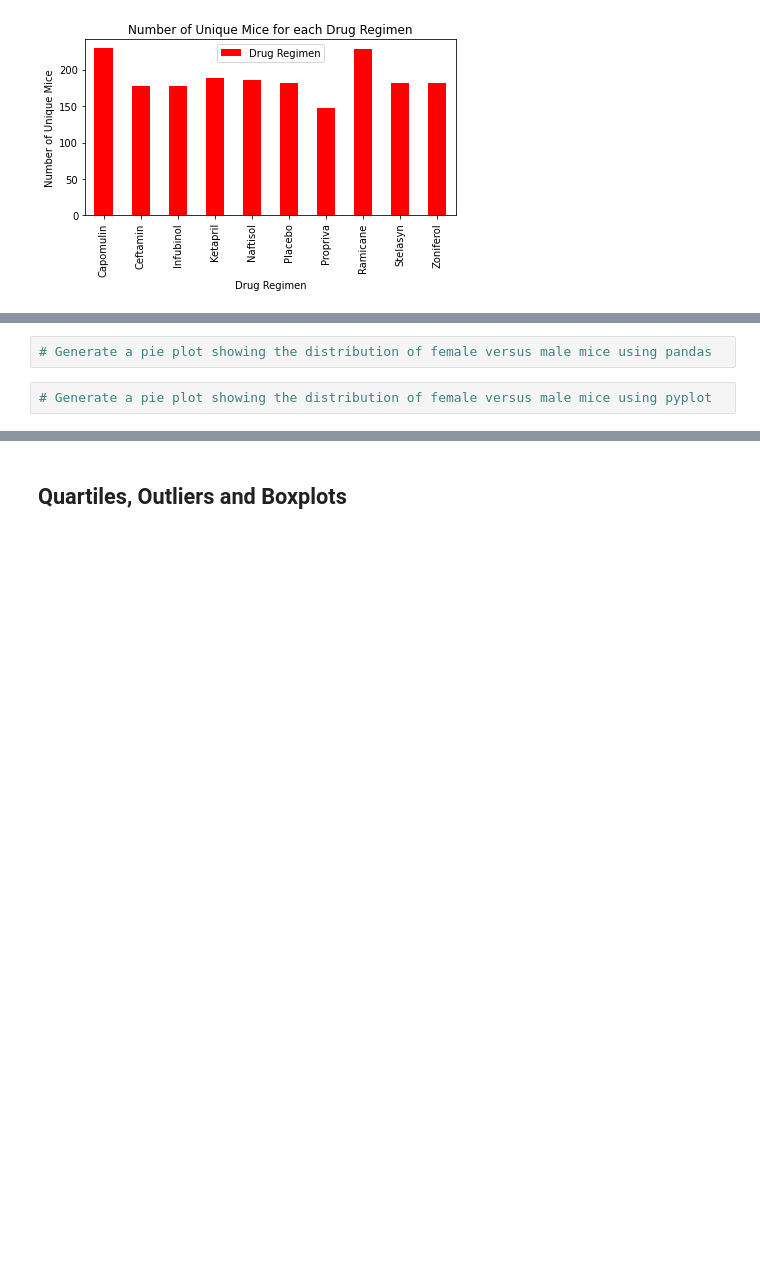
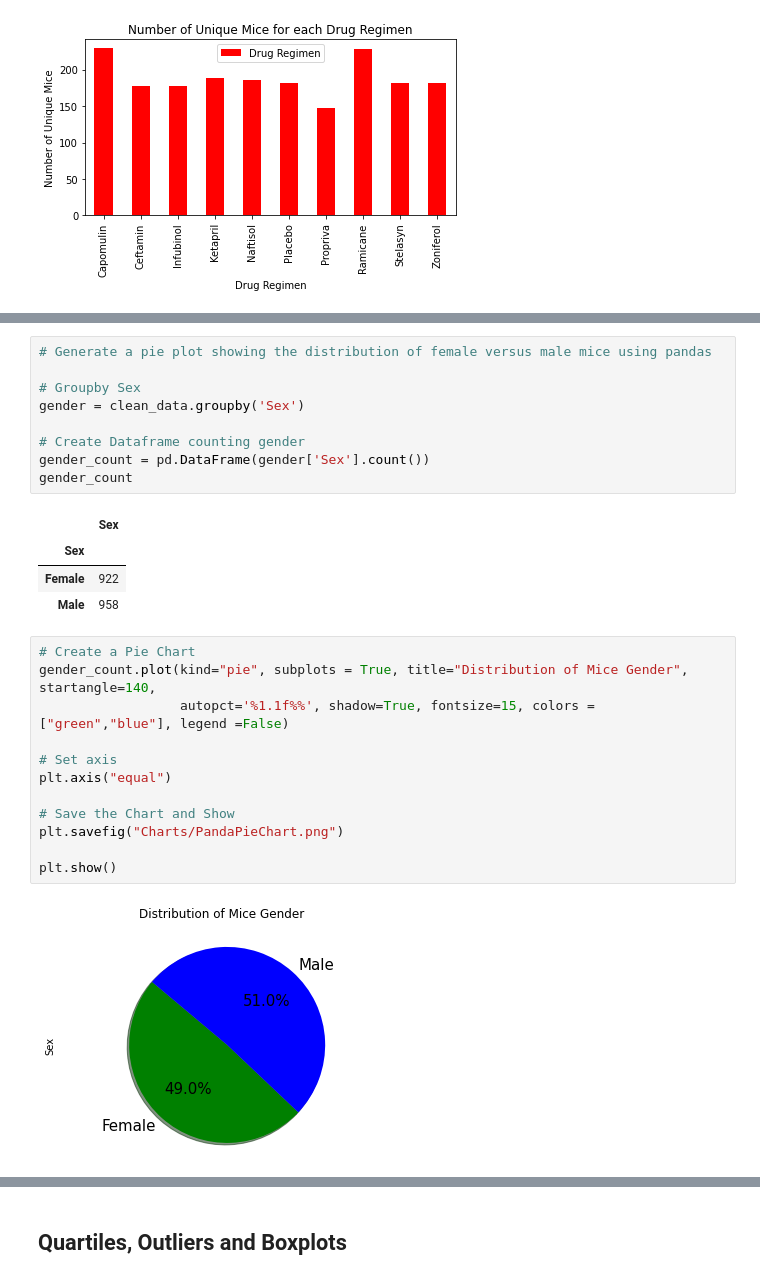
Before and after one commit to mattyk33/Pymaceuticals-Matplotlib, a Jupyter notebook: Pymaceuticals/pymaceuticals_starter.ipynb, the cells around one changed output, grey strips where cells are left out. Cells and saved outputs as stored; diff of their text form; blank space fills up the shorter version.

Commit message:
Create Pie Charts

```diff
--- a/Pymaceuticals/pymaceuticals_starter.ipynb
+++ b/Pymaceuticals/pymaceuticals_starter.ipynb
@@ -186,5 +187,29 @@ plt.show()
 [figure]
 # %%
 # Generate a pie plot showing the distribution of female versus male mice using pandas
+
+# Groupby Sex
+gender = clean_data.groupby('Sex')
+
+# Create Dataframe counting gender
+gender_count = pd.DataFrame(gender['Sex'].count())
+gender_count
+# %% [output]
+|  | Sex |
+| Sex |  |
+| Female | 922 |
+| Male | 958 |
-# %%
-# Generate a pie plot showing the distribution of female versus male mice using pyplot
+# %%
+# Create a Pie Chart
+gender_count.plot(kind="pie", subplots = True, title="Distribution of Mice Gender", startangle=140,
+                  autopct='%1.1f%%', shadow=True, fontsize=15, colors =["green","blue"], legend =False)
+
+# Set axis
+plt.axis("equal")
+
+# Save the Chart and Show
+plt.savefig("Charts/PandaPieChart.png")
+
+plt.show()
+# %% [output]
+[figure, added]
```
Also changed, not shown: parts of 2 cells of this notebook, 2 other files.
